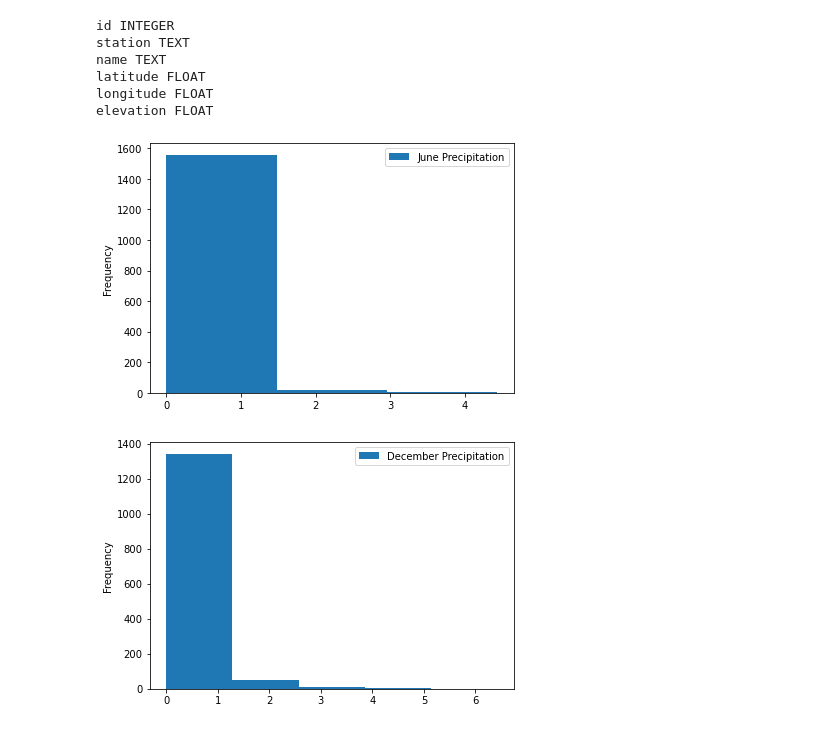
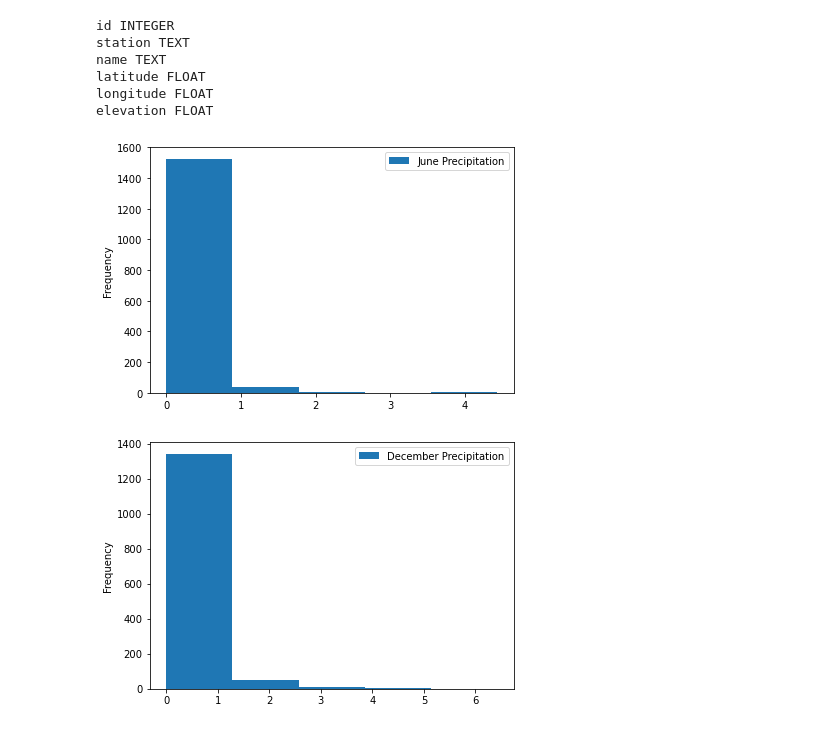
Before and after one commit to olesyapro888/Surfs_shop_analysis_Statistics_SQLAlchemy_SQLite, a Jupyter notebook: SurfsUp_Challenge.ipynb, the cells around one changed output. Drawn from its saved outputs; the diff is of its cells as text; code cells hidden in the pictures.

```diff
--- a/SurfsUp_Challenge.ipynb
+++ b/SurfsUp_Challenge.ipynb
@@ -217,13 +219,13 @@ latitude FLOAT
 longitude FLOAT
 elevation FLOAT
 # %%
-# 2. Write a query that filters the Measurement table to retrieve the temperatures for the month of June.
+# 1. A query to retrieve the prcp for the month of June.
 measurement_prcp_June = []
 measurement_prcp_June = session.query(Measurement.date, Measurement.prcp).filter(func.extract('month', Measurement.date) == "06")
 prcps_June = list(measurement_prcp_June)
 prcps_June_df=pd.DataFrame(prcps_June, columns = ['date', 'June Precipitation'])
-prcps_June_df.plot.hist(bins=3)
+prcps_June_df.plot.hist(bins=5)
 plt.tight_layout()
 # %% [output]
-[figure, old version]
+[figure, new version]
 # %%
```
Also changed, not shown: parts of 8 cells of this notebook, 2 other files.
